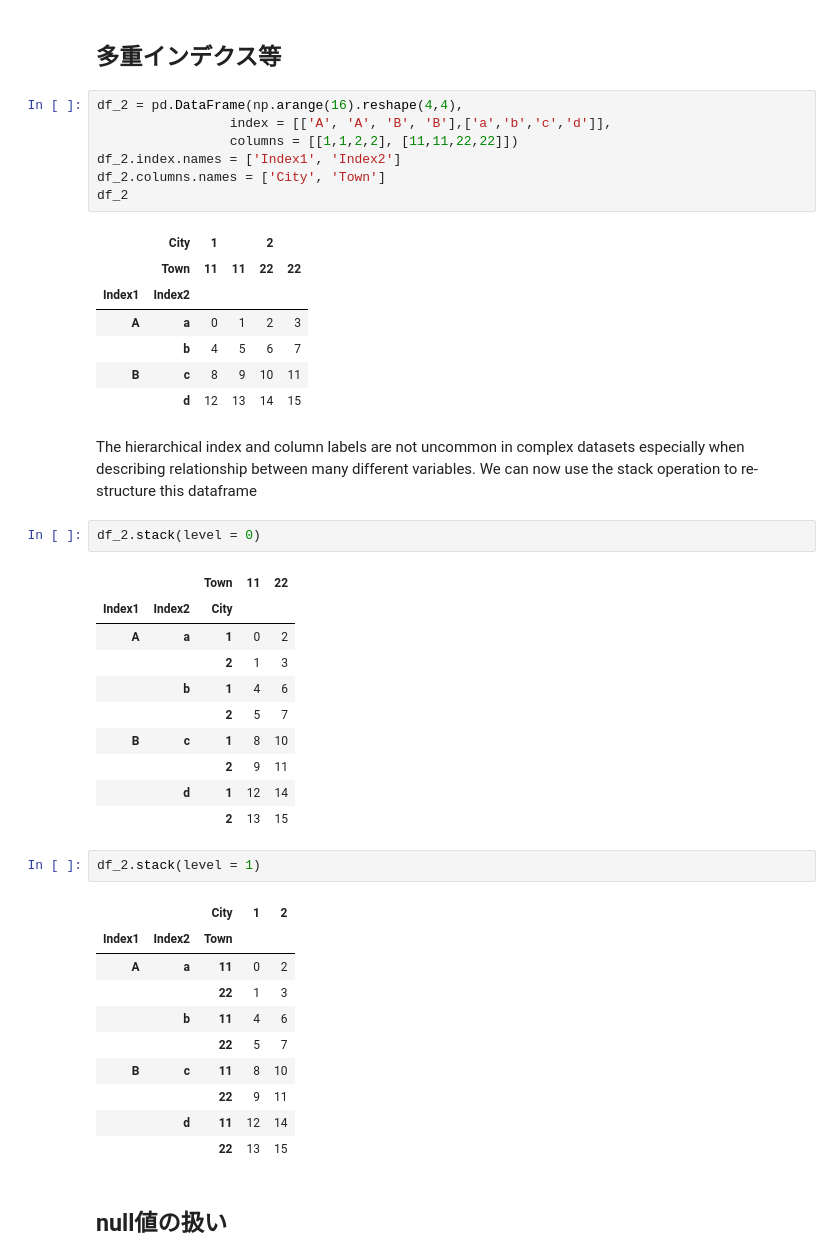
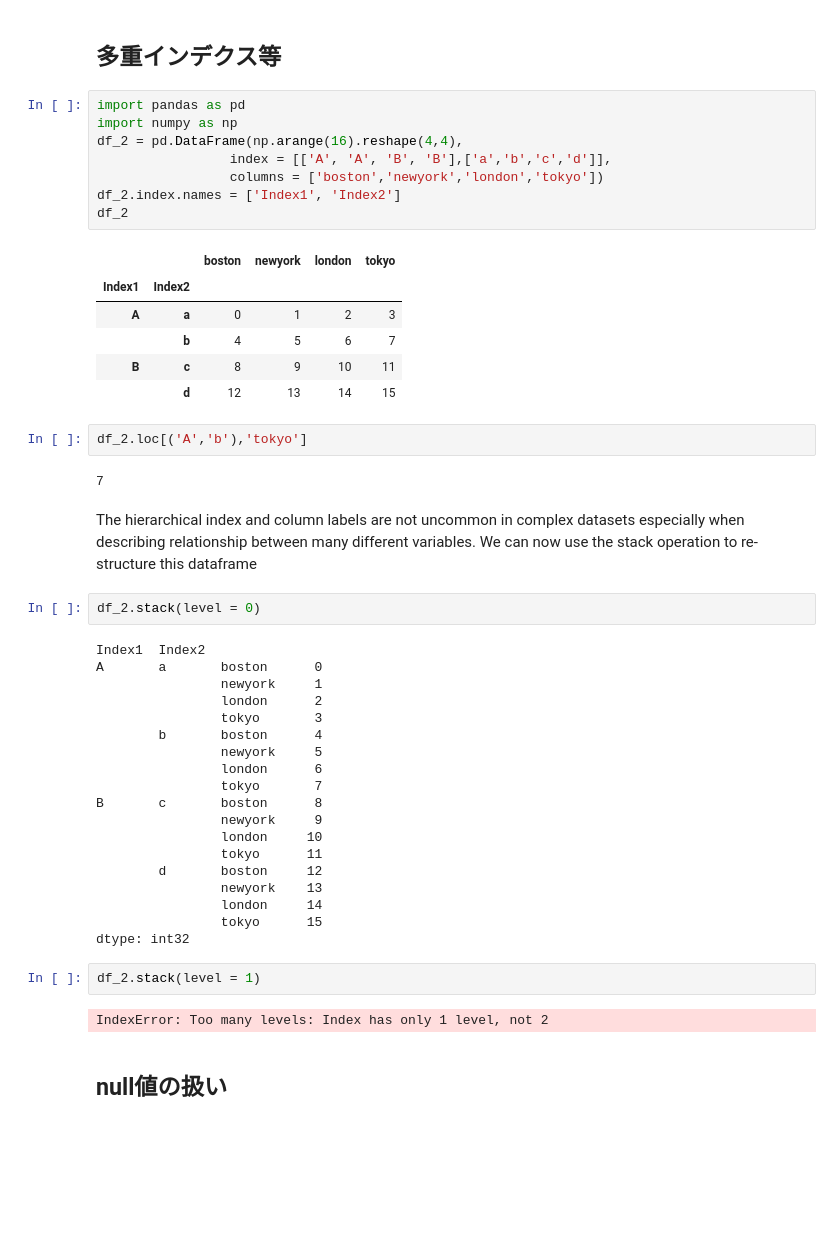
Before and after one commit to miwamasa/DataScience2022, a Jupyter notebook: notebooks/lecture2_pandas.ipynb, the cells around one changed output. Cells and saved outputs as stored; diff of their text form; blank space fills up the shorter version.

```diff
--- a/notebooks/lecture2_pandas.ipynb
+++ b/notebooks/lecture2_pandas.ipynb
@@ -644,48 +644,51 @@ df.pivot(index = 'city', columns= 'Day')
 # %% [markdown]
 ## 多重インデクス等
 # %%
+import pandas as pd
+import numpy as np
 df_2 = pd.DataFrame(np.arange(16).reshape(4,4),
                  index = [['A', 'A', 'B', 'B'],['a','b','c','d']],
-                 columns = [[1,1,2,2], [11,11,22,22]])
+                 columns = ['boston','newyork','london','tokyo'])
 df_2.index.names = ['Index1', 'Index2']
-df_2.columns.names = ['City', 'Town']
 df_2
 # %% [output]
-|  | City | 1 |  | 2 |  |
-|  | Town | 11 | 11 | 22 | 22 |
+|  |  | boston | newyork | london | tokyo |
 | Index1 | Index2 |  |  |  |  |
 | A | a | 0 | 1 | 2 | 3 |
 |  | b | 4 | 5 | 6 | 7 |
 | B | c | 8 | 9 | 10 | 11 |
 |  | d | 12 | 13 | 14 | 15 |
+# %%
+df_2.loc[('A','b'),'tokyo']
+# %% [output]
+7
 # %% [markdown]
 The hierarchical index and column labels are not uncommon in complex datasets especially when describing relationship between many different variables. We can now use the stack operation to re-structure this dataframe
 # %%
 df_2.stack(level = 0)
 # %% [output]
-|  |  | Town | 11 | 22 |
-| Index1 | Index2 | City |  |  |
-| A | a | 1 | 0 | 2 |
-|  |  | 2 | 1 | 3 |
-|  | b | 1 | 4 | 6 |
-|  |  | 2 | 5 | 7 |
-| B | c | 1 | 8 | 10 |
-|  |  | 2 | 9 | 11 |
-|  | d | 1 | 12 | 14 |
-|  |  | 2 | 13 | 15 |
+Index1  Index2
+A       a       boston      0
+                newyork     1
+                london      2
+                tokyo       3
+        b       boston      4
+                newyork     5
+                london      6
+                tokyo       7
+B       c       boston      8
+                newyork     9
+                london     10
+                tokyo      11
+        d       boston     12
+                newyork    13
+                london     14
+                tokyo      15
+dtype: int32
 # %%
 df_2.stack(level = 1)
 # %% [output]
-|  |  | City | 1 | 2 |
-| Index1 | Index2 | Town |  |  |
-| A | a | 11 | 0 | 2 |
-|  |  | 22 | 1 | 3 |
-|  | b | 11 | 4 | 6 |
-|  |  | 22 | 5 | 7 |
-| B | c | 11 | 8 | 10 |
-|  |  | 22 | 9 | 11 |
-|  | d | 11 | 12 | 14 |
-|  |  | 22 | 13 | 15 |
+IndexError: Too many levels: Index has only 1 level, not 2
 # %% [markdown]
 ## null値の扱い
 # %%
```
